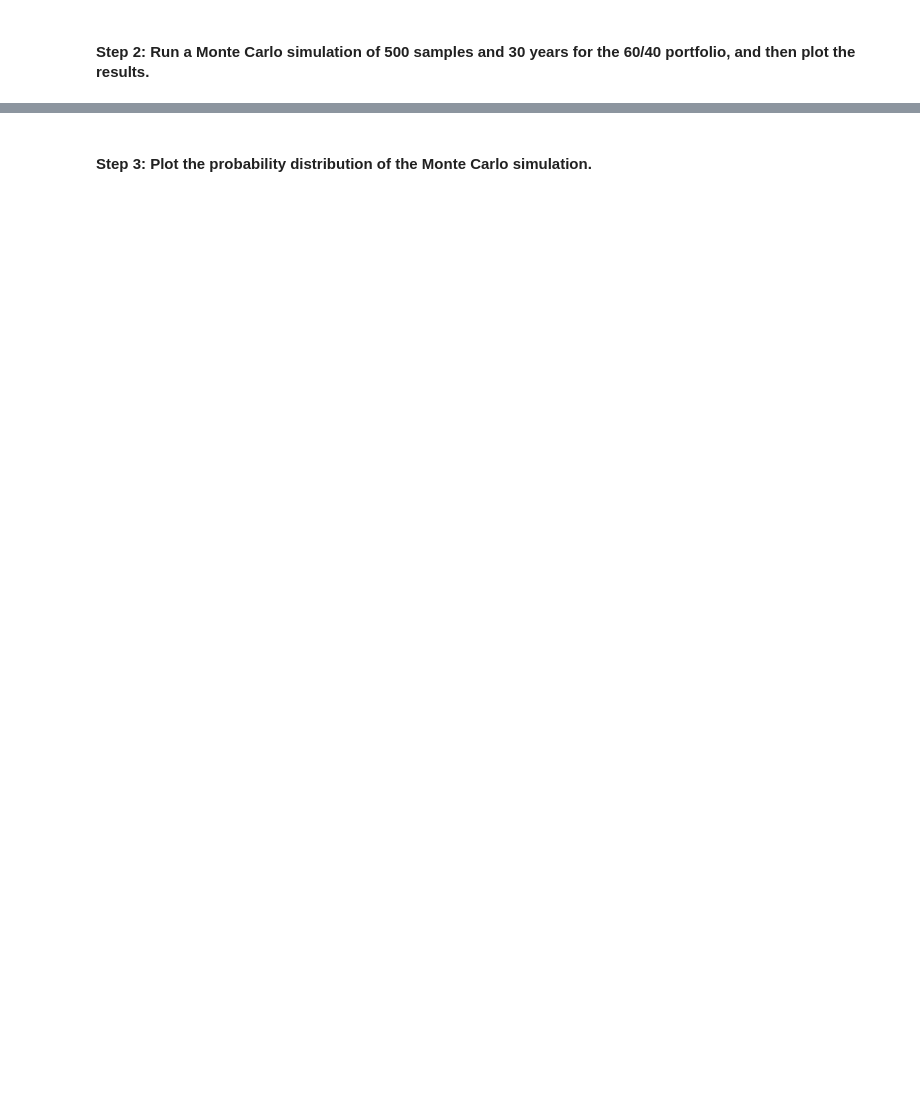
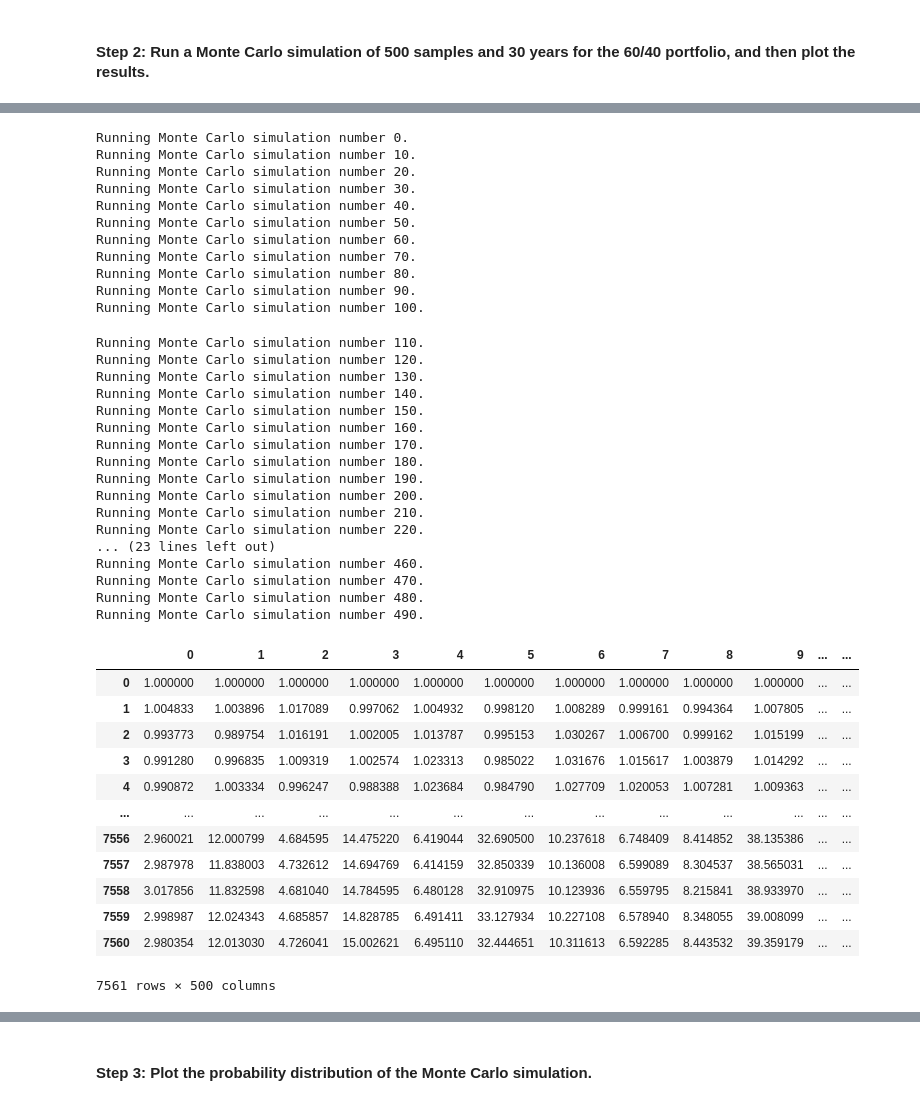
Before and after one commit to mmarovich/financial_planner, a Jupyter notebook: financial_planning_tools.ipynb, the cells around one changed output, grey strips where cells are left out. Saved outputs shown, nothing was run; the diff lists cells and outputs as text; code cells hidden in the pictures; blank space fills up the shorter version.

```diff
--- a/financial_planning_tools.ipynb
+++ b/financial_planning_tools.ipynb
@@ -449,6 +497,48 @@ In this section, you’ll use the MCForecastTools library to create a Monte Carl
 # %%
 # Run the Monte Carlo simulation to forecast 30 years cumulative returns
-# YOUR CODE HERE
+MC_60_40.calc_cumulative_return()
+# %% [output]
+Running Monte Carlo simulation number 0.
+Running Monte Carlo simulation number 10.
+Running Monte Carlo simulation number 20.
+Running Monte Carlo simulation number 30.
+Running Monte Carlo simulation number 40.
+Running Monte Carlo simulation number 50.
+Running Monte Carlo simulation number 60.
+Running Monte Carlo simulation number 70.
+Running Monte Carlo simulation number 80.
+Running Monte Carlo simulation number 90.
+Running Monte Carlo simulation number 100.
+Running Monte Carlo simulation number 110.
+Running Monte Carlo simulation number 120.
+Running Monte Carlo simulation number 130.
+Running Monte Carlo simulation number 140.
+Running Monte Carlo simulation number 150.
+Running Monte Carlo simulation number 160.
+Running Monte Carlo simulation number 170.
+Running Monte Carlo simulation number 180.
+Running Monte Carlo simulation number 190.
+Running Monte Carlo simulation number 200.
+Running Monte Carlo simulation number 210.
+Running Monte Carlo simulation number 220.
+... (23 lines left out)
+Running Monte Carlo simulation number 460.
+Running Monte Carlo simulation number 470.
+Running Monte Carlo simulation number 480.
+Running Monte Carlo simulation number 490.
+|  | 0 | 1 | 2 | 3 | 4 | 5 | 6 | 7 | 8 | 9 | ... | ... |
+| 0 | 1.000000 | 1.000000 | 1.000000 | 1.000000 | 1.000000 | 1.000000 | 1.000000 | 1.000000 | 1.000000 | 1.000000 | ... | ... |
+| 1 | 1.004833 | 1.003896 | 1.017089 | 0.997062 | 1.004932 | 0.998120 | 1.008289 | 0.999161 | 0.994364 | 1.007805 | ... | ... |
+| 2 | 0.993773 | 0.989754 | 1.016191 | 1.002005 | 1.013787 | 0.995153 | 1.030267 | 1.006700 | 0.999162 | 1.015199 | ... | ... |
+| 3 | 0.991280 | 0.996835 | 1.009319 | 1.002574 | 1.023313 | 0.985022 | 1.031676 | 1.015617 | 1.003879 | 1.014292 | ... | ... |
+| 4 | 0.990872 | 1.003334 | 0.996247 | 0.988388 | 1.023684 | 0.984790 | 1.027709 | 1.020053 | 1.007281 | 1.009363 | ... | ... |
+| ... | ... | ... | ... | ... | ... | ... | ... | ... | ... | ... | ... | ... |
+| 7556 | 2.960021 | 12.000799 | 4.684595 | 14.475220 | 6.419044 | 32.690500 | 10.237618 | 6.748409 | 8.414852 | 38.135386 | ... | ... |
+| 7557 | 2.987978 | 11.838003 | 4.732612 | 14.694769 | 6.414159 | 32.850339 | 10.136008 | 6.599089 | 8.304537 | 38.565031 | ... | ... |
+| 7558 | 3.017856 | 11.832598 | 4.681040 | 14.784595 | 6.480128 | 32.910975 | 10.123936 | 6.559795 | 8.215841 | 38.933970 | ... | ... |
+| 7559 | 2.998987 | 12.024343 | 4.685857 | 14.828785 | 6.491411 | 33.127934 | 10.227108 | 6.578940 | 8.348055 | 39.008099 | ... | ... |
+| 7560 | 2.980354 | 12.013030 | 4.726041 | 15.002621 | 6.495110 | 32.444651 | 10.311613 | 6.592285 | 8.443532 | 39.359179 | ... | ... |
+7561 rows × 500 columns
 # %%
 # Visualize the 30-year Monte Carlo simulation by creating an
 # overlay line plot
```
Also changed, not shown: parts of 19 cells of this notebook.
